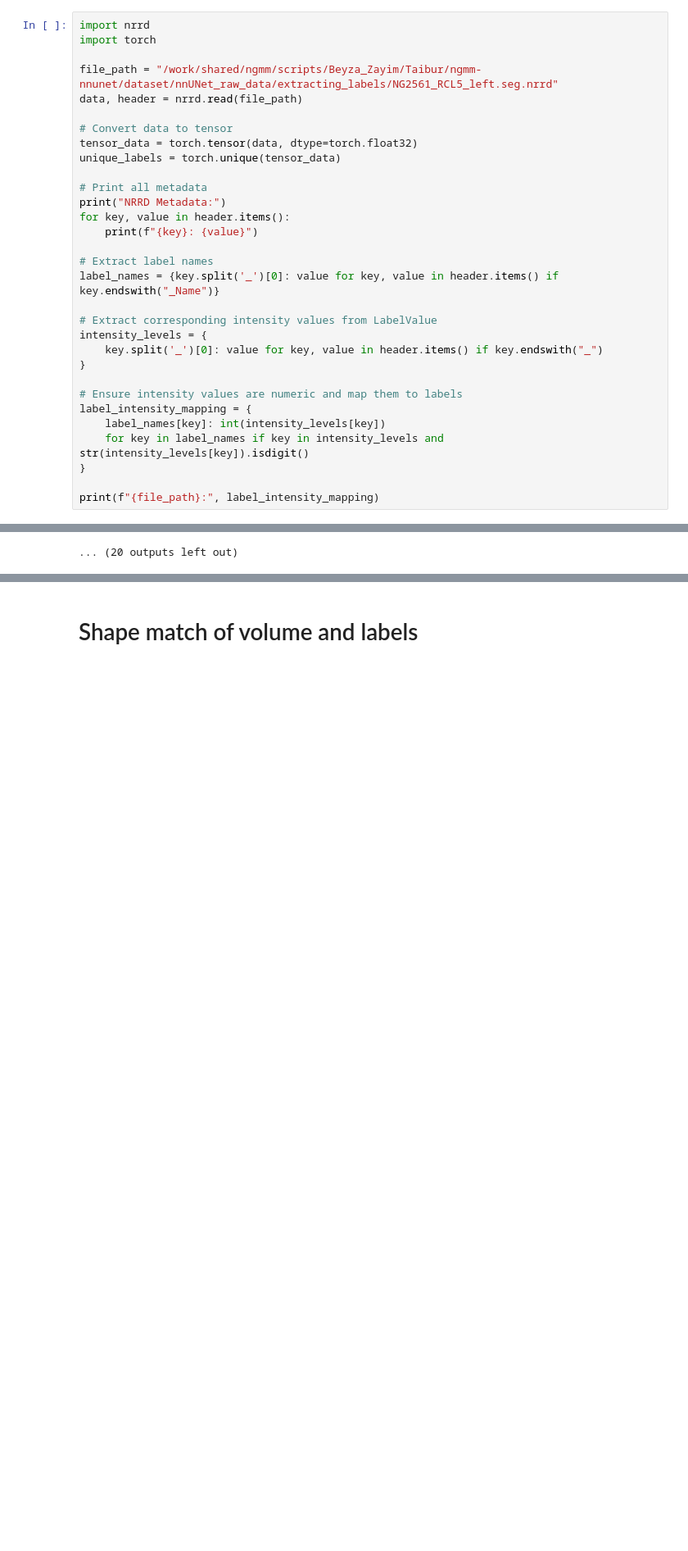
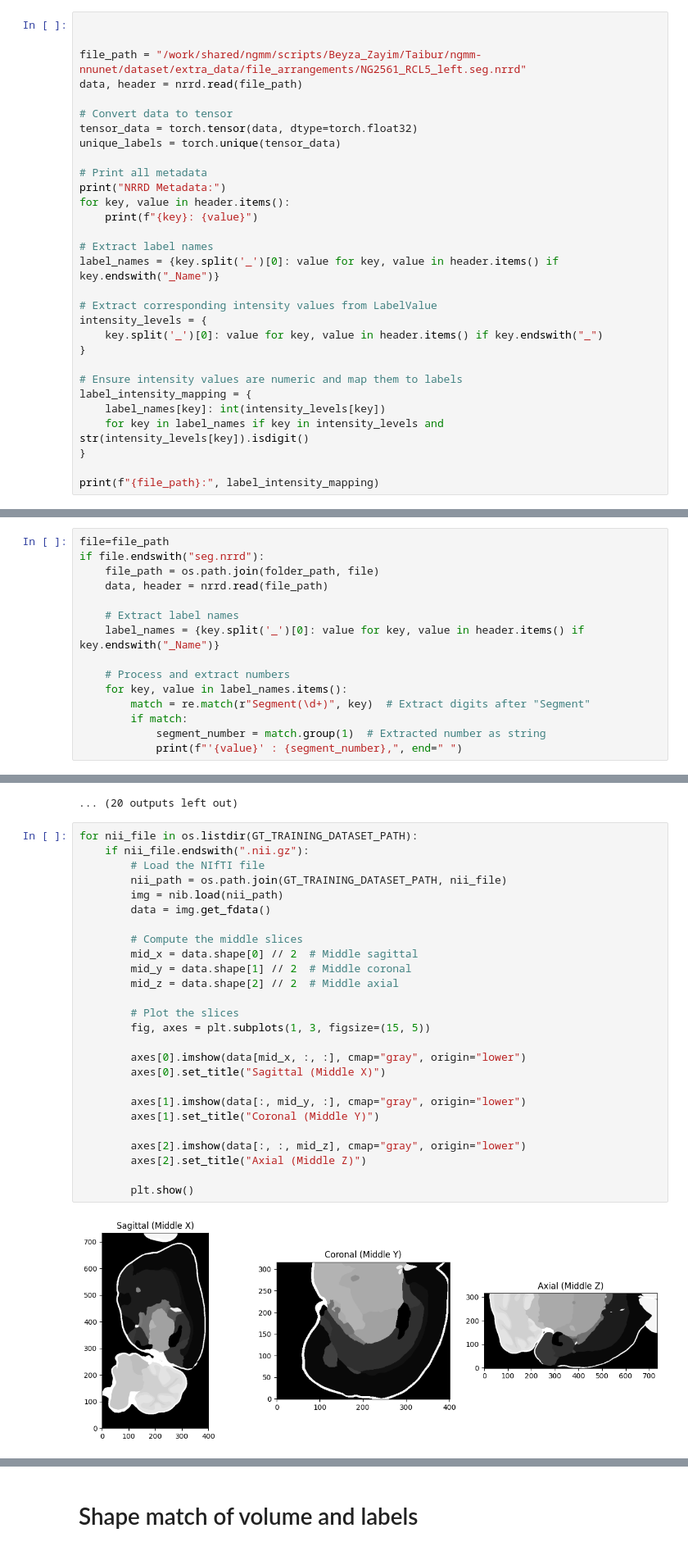
Before and after one commit to beyza17/Segmentation_nnunet, a Jupyter notebook: nnunet_data_management.ipynb, the cells around one changed output, grey strips where cells are left out. Shown at 82% size. Saved outputs shown, nothing was run; the diff lists cells and outputs as text; blank space fills up the shorter version.

```diff
--- a/nnunet_data_management.ipynb
+++ b/nnunet_data_management.ipynb
@@ -96,10 +137,9 @@ convert_file_format(GT_TRAINING_DATASET_PATH, GT_TRAINING_DATASET_PATH, '.nrrd')
 # %% [markdown]
 # Check metadata
 # %%
-import nrrd
-import torch
 
-file_path = "/work/shared/ngmm/scripts/Beyza_Zayim/Taibur/ngmm-nnunet/dataset/nnUNet_raw_data/extracting_labels/NG2561_RCL5_left.seg.nrrd"
+
+file_path = "/work/shared/ngmm/scripts/Beyza_Zayim/Taibur/ngmm-nnunet/dataset/extra_data/file_arrangements/NG2561_RCL5_left.seg.nrrd"
 data, header = nrrd.read(file_path)
 
 # Convert data to tensor
@@ -146,0 +187,15 @@ Segmentation_ReferenceImageExtentOffset: 0 0 0
+# %%
+file=file_path
+if file.endswith("seg.nrrd"):
+    file_path = os.path.join(folder_path, file)
+    data, header = nrrd.read(file_path)
+
+    # Extract label names
+    label_names = {key.split('_')[0]: value for key, value in header.items() if key.endswith("_Name")}
+
+    # Process and extract numbers
+    for key, value in label_names.items():
+        match = re.match(r"Segment(\d+)", key)  # Extract digits after "Segment"
+        if match:
+            segment_number = match.group(1)  # Extracted number as string
+            print(f"'{value}' : {segment_number},", end=" ")
@@ -590,3 +558,31 @@ for nifti_file in nifti_files:
 🔍 Visualizing: /beegfs/data/work/shared/ngmm/scripts/Beyza_Zayim/Taibur/ngmm-nnunet/dataset/nnUNet_raw_data/Dataset004_first/labelsTr/NG4988_RCL5.nii.gz
 [figure]
 ... (20 outputs left out)
+# %%
+for nii_file in os.listdir(GT_TRAINING_DATASET_PATH):
+    if nii_file.endswith(".nii.gz"):
+        # Load the NIfTI file
+        nii_path = os.path.join(GT_TRAINING_DATASET_PATH, nii_file)
+        img = nib.load(nii_path)
+        data = img.get_fdata()
+
+        # Compute the middle slices
+        mid_x = data.shape[0] // 2  # Middle sagittal
+        mid_y = data.shape[1] // 2  # Middle coronal
+        mid_z = data.shape[2] // 2  # Middle axial
+
+        # Plot the slices
+        fig, axes = plt.subplots(1, 3, figsize=(15, 5))
+
+        axes[0].imshow(data[mid_x, :, :], cmap="gray", origin="lower")
+        axes[0].set_title("Sagittal (Middle X)")
+
+        axes[1].imshow(data[:, mid_y, :], cmap="gray", origin="lower")
+        axes[1].set_title("Coronal (Middle Y)")
+
+        axes[2].imshow(data[:, :, mid_z], cmap="gray", origin="lower")
+        axes[2].set_title("Axial (Middle Z)")
+
+        plt.show()
+# %% [output]
+[figure, added]
```
Also changed, not shown: parts of 20 cells of this notebook.
